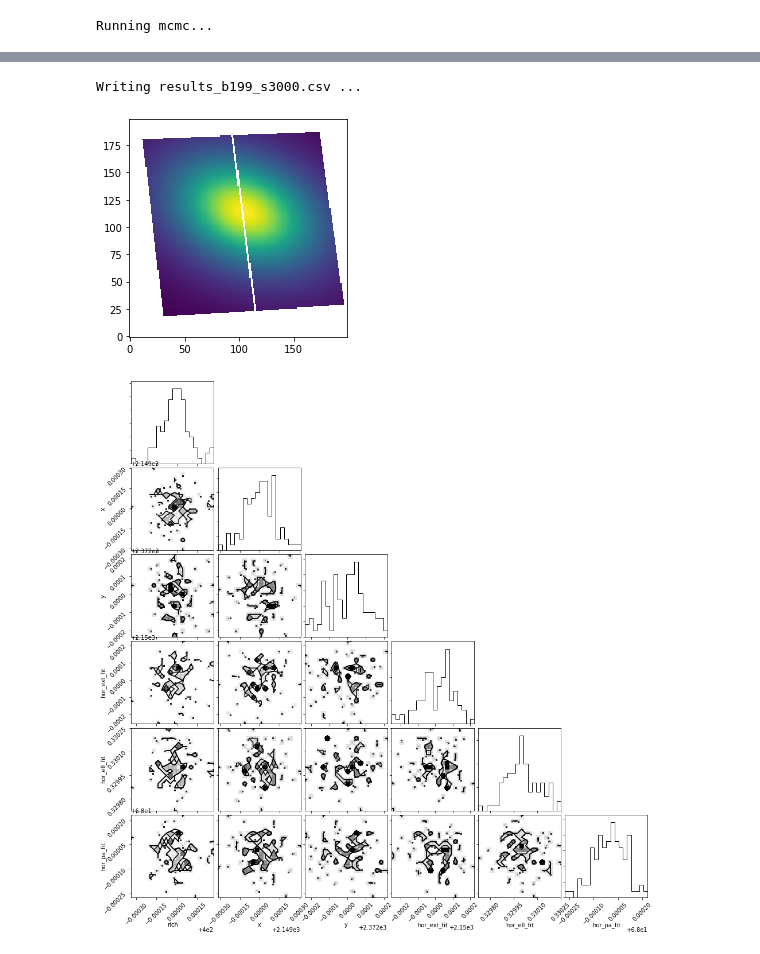
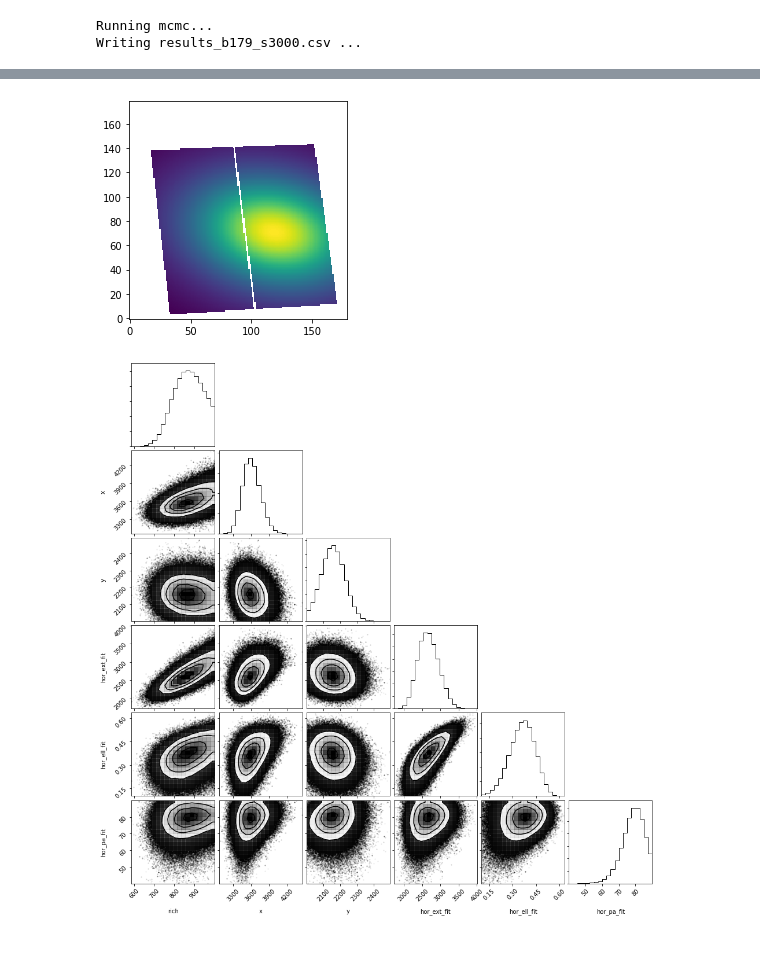
Before and after one commit to hrichstein/photRun0520, a Jupyter notebook: morphology/hor1test.ipynb, the cells around one changed output, grey strips where cells are left out. Saved outputs shown, nothing was run; the diff lists cells and outputs as text; code cells hidden in the pictures.

```diff
--- a/morphology/hor1test.ipynb
+++ b/morphology/hor1test.ipynb
@@ -87,8 +129,8 @@ max(xT)
 # %%
-xmin,xmax = -500,4500
-ymin,ymax = -500,4500
+xmin,xmax = 0,5400
+ymin,ymax = 0,5400
 
-nbins = 200
+nbins = 180
 xedge = np.linspace(xmin,xmax,nbins)
 yedge = np.linspace(ymin,ymax,nbins)
 
@@ -128,0 +186,12 @@ hor_pa = 68
+# %%
+xyt = np.vstack([xT,yT])
+zt = gaussian_kde(xyt)(xyt)
+
+fig,ax=plt.subplots(figsize=(6,6))
+
+ax.scatter(xT, yT, c=zt, s=20, edgecolor='')
+ax.plot(3100,2260,color='red',ms=10,marker='*')
+
+# hor_x0 = 2149
+# hor_y0 = 2372
+plt.show()
@@ -277,7 +348,7 @@ def lnlike(theta, x, y):
 
     #BREAK THETA UP INTO ERI II AND CLUSTER COMPONENTS
     #IF ONLY ONE COMPONENT IS BEING FIT, THEN THESE LINES ARE NOT NEEDED
-#     theta_hor = theta[:6]
+    theta_hor = theta
 #     theta_cluster = theta[6:]
 
     # Calculate the data counts and model predicted counts in each pixel bin
@@ -291,7 +362,7 @@ def lnlike(theta, x, y):
     # Apply the mask to the data and model. This selects only pixels
     # in the image for calculating the likelihood.
     data_counts_masked = data_counts[IDX]
-#     model_counts_masked = model_counts[IDX]
+    model_counts_masked = model_counts[IDX]
 
     # Evaluate Equation C2 from Drlica-Wagner et al. 2020 (1912.03302; ignore k! term)
     lnlike = np.sum(-model_counts_masked + data_counts_masked * np.log(model_counts_masked))
@@ -312,15 +383,15 @@ def lnprior(theta):
     #TO REMOVE ANY PARAMETER FROM THE FIT, REMOVE IT FROM THE LINE BELOW AND ELIMINATE THE CONSTRAINT FOR IT
 #     rich1,lon1,lat1,ext1,ell1,pa1,rich2,lon2,lat2,ext2,ell2,pa2 = theta[0],theta[1],theta[2],theta[3],theta[4],theta[5],theta[6],theta[7],theta[8],theta[9],theta[10],theta[11]
     rich1,lon1,lat1,ext1,ell1,pa1 = theta[0],theta[1],theta[2],theta[3],theta[4],theta[5]
-    if not (100 < rich1 < 40000):  return np.inf
-    if not (3000 < lon1 < 5000): return np.inf
-    if not (3000 < lat1 < 5000): return np.inf
-    if not (2000 < ext1 < 8000): return np.inf
+    if not (100 < rich1 < 1000):  return np.inf
+    if not (2000 < lon1 < 6000): return np.inf
+    if not (2000 < lat1 < 6000): return np.inf
+    if not (500 < ext1 < 6000): return np.inf
 #     if not (1000 < lon1 < 5000): return np.inf
 #     if not (1000 < lat1 < 5000): return np.inf
 #     if not (1000 < ext1 < 8000): return np.inf
     if not (0.1 < ell1 < 0.9): return np.inf
-    if not (50 < pa1 < 90): return np.inf
+    if not (40 < pa1 < 90): return np.inf
 
 #     if not (200 < rich2 < 1200):  return np.inf
 #     if not (3550 < lon2 < 3850): return np.inf
@@ -373,7 +444,7 @@ results = []
 
 # Initialize and run the mcmc
 print("Running mcmc...")
-ndim, nwalkers = len(THETA), 100
+ndim, nwalkers = len(THETA), 500
 nthreads,nsamples = 16, 3000
 nburn = 1000
 pos = [THETA + 1e-4*np.random.randn(ndim) for i in range(nwalkers)]
@@ -424,7 +495,11 @@ if do_plot:
         fig.savefig("triangle.png")
 
 results = np.rec.array(results,names=['rich','rich_min','rich_max','x','xmin','xmax','y','ymin',\
-        'ymax','hor_ext_fit','hor_ext_min','hor_ext_max','hor_ell_fit','hor_ell_min','hor_ell_max','hor_pa_fit','hor_pa_min','hor_pa_max'])#,'rich_cluster','rich_cluster_min','rich_cluster_max','x_cluster','x_cluster_min','x_cluster_max','y_cluster','y_cluster_min','y_cluster_max','cluster_ext_fit','cluster_ext_min','cluster_ext_max','cluster_ell_fit','cluster_ell_min','cluster_ell_max','cluster_pa_fit','cluster_pa_min','cluster_pa_max'])
+        'ymax','hor_ext_fit','hor_ext_min','hor_ext_max','hor_ell_fit','hor_ell_min','hor_ell_max','hor_pa_fit',\
+        'hor_pa_min','hor_pa_max'])#,'rich_cluster','rich_cluster_min','rich_cluster_max','x_cluster',\
+        #'x_cluster_min','x_cluster_max','y_cluster','y_cluster_min','y_cluster_max','cluster_ext_fit',
+        #'cluster_ext_min','cluster_ext_max','cluster_ell_fit','cluster_ell_min','cluster_ell_max',\
+        #'cluster_pa_fit','cluster_pa_min','cluster_pa_max'])
 
 #numpy.core.records.array; Construct a record array from a wide-variety of objects.
 
@@ -436,3 +511,4 @@ results.tofile(filename,sep=',')
 #1:05 AM
 # %% [output]
 Running mcmc...
+Writing results_b179_s3000.csv ...
@@ -454,5 +515,4 @@ WARNING:root:Too few points to create valid contours
-Writing results_b199_s3000.csv ...
-[figure, old version]
+[figure, new version]
-[figure, old version]
+[figure, new version]
 # %%
 for i in range(0,nwalkers-1):
```
Also changed, not shown: parts of 21 cells of this notebook, 4 other files.
